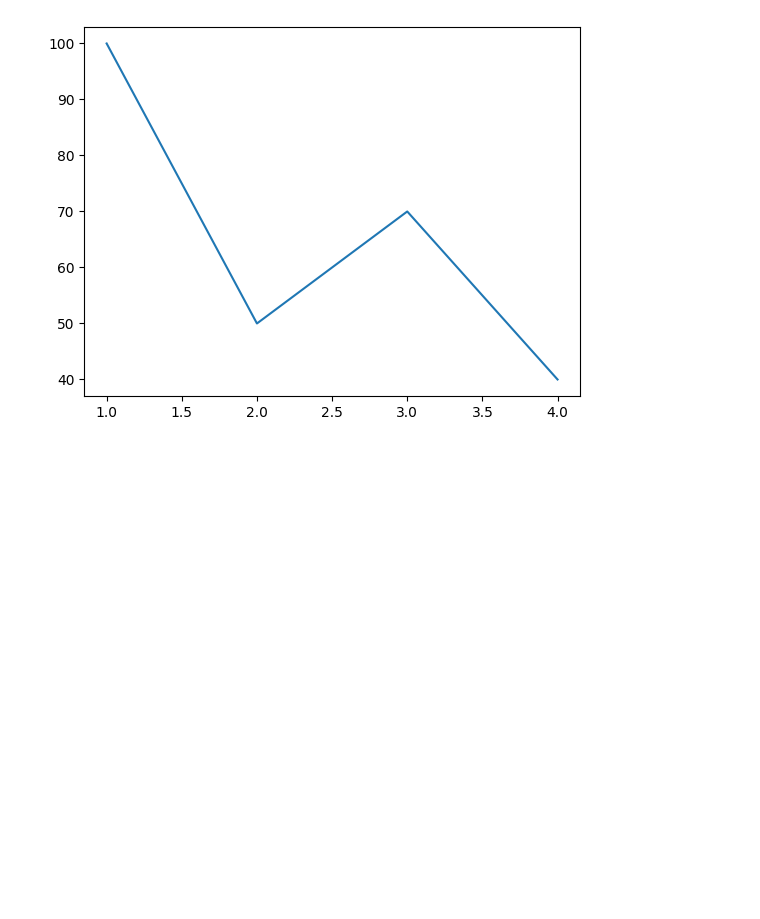
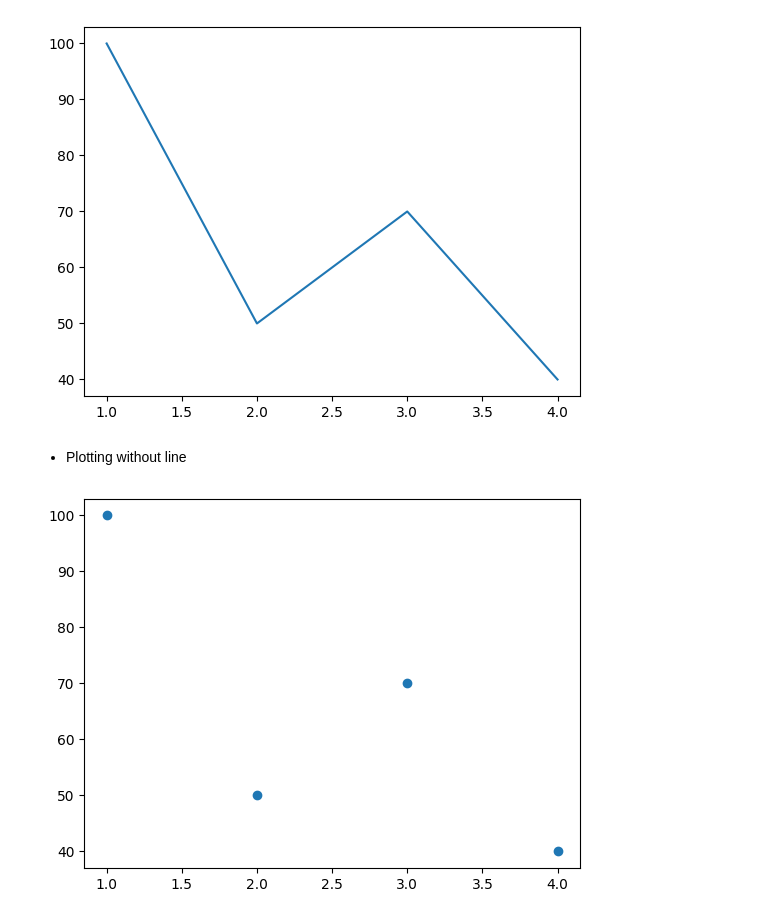
Before and after one commit to abidkk/Matplotlib-Python, a Jupyter notebook: plot2.ipynb, the cells around one changed output. Cells and saved outputs as stored; diff of their text form; code cells hidden in the pictures; blank space fills up the shorter version.

```diff
--- a/plot2.ipynb
+++ b/plot2.ipynb
@@ -10,3 +10,10 @@ plt.plot(x,y)
 plt.show()
 # %% [output]
 [figure]
+# %% [markdown]
+- Plotting without line
+# %%
+plt.plot(x,y, 'o')
+plt.show()
+# %% [output]
+[figure, added]
```
Also changed, not shown: parts of 6 cells of this notebook.
